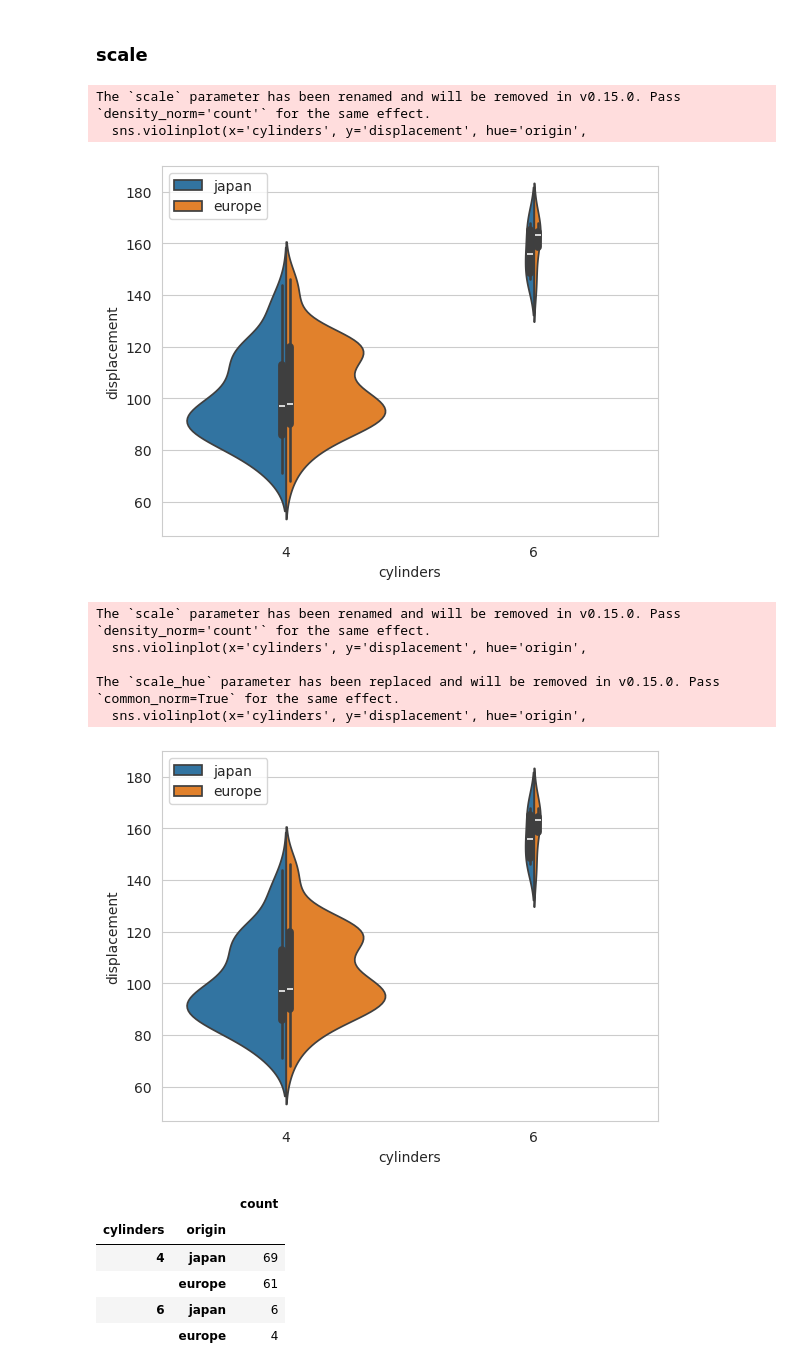
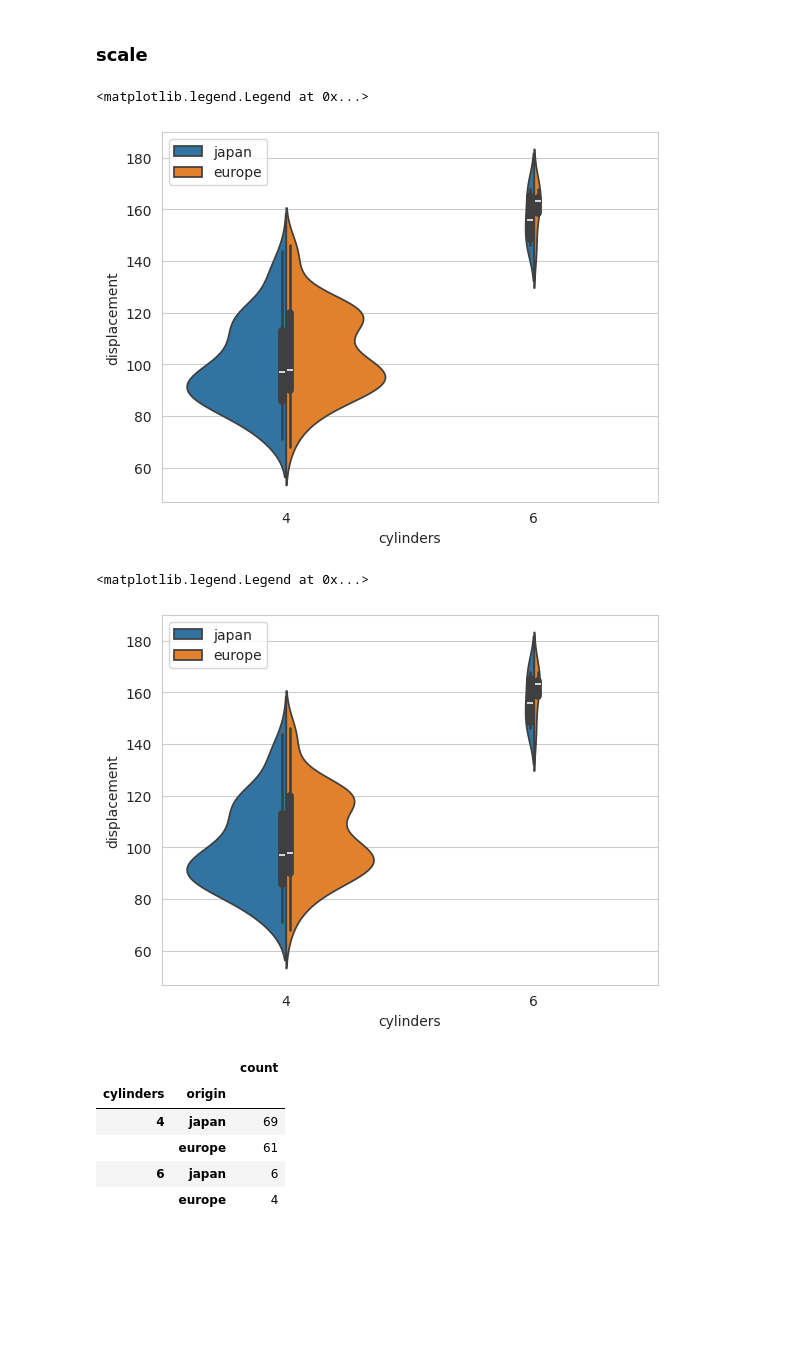
Before and after one commit to Davron030901/Matplotlib_and_Seaborn, a Jupyter notebook: 05_violinplot.ipynb, the cells around one changed output. Drawn from its saved outputs; the diff is of its cells as text; code cells hidden in the pictures; blank space fills up the shorter version.

```diff
--- a/05_violinplot.ipynb
+++ b/05_violinplot.ipynb
@@ -203,30 +181,25 @@ plt.legend(loc=2);
 sns.violinplot(x='cylinders', y='displacement', hue='origin',
                data=cars[cars.origin.isin(['japan', 'europe'])],
                split=True,
-               scale='count'
+               density_norm='count'
               )
 
-plt.legend(loc=2);
+plt.legend(loc=2)
 # %% [output]
-The `scale` parameter has been renamed and will be removed in v0.15.0. Pass `density_norm='count'` for the same effect.
-  sns.violinplot(x='cylinders', y='displacement', hue='origin',
+<matplotlib.legend.Legend at 0x...>
 [figure]
 # %%
 sns.violinplot(x='cylinders', y='displacement', hue='origin',
                data=cars[cars.origin.isin(['japan', 'europe'])],
                split=True,
-               scale='count',
-               scale_hue=False
+               density_norm='count',
+               common_norm=True
               )
 
-plt.legend(loc=2);
+plt.legend(loc=2)
 # %% [output]
-The `scale` parameter has been renamed and will be removed in v0.15.0. Pass `density_norm='count'` for the same effect.
-  sns.violinplot(x='cylinders', y='displacement', hue='origin',
-
-The `scale_hue` parameter has been replaced and will be removed in v0.15.0. Pass `common_norm=True` for the same effect.
-  sns.violinplot(x='cylinders', y='displacement', hue='origin',
+<matplotlib.legend.Legend at 0x...>
-[figure, old version]
+[figure, new version]
 # %%
 (
     cars[cars.origin.isin(['japan', 'europe'])]
```
Also changed, not shown: parts of 15 cells of this notebook.
